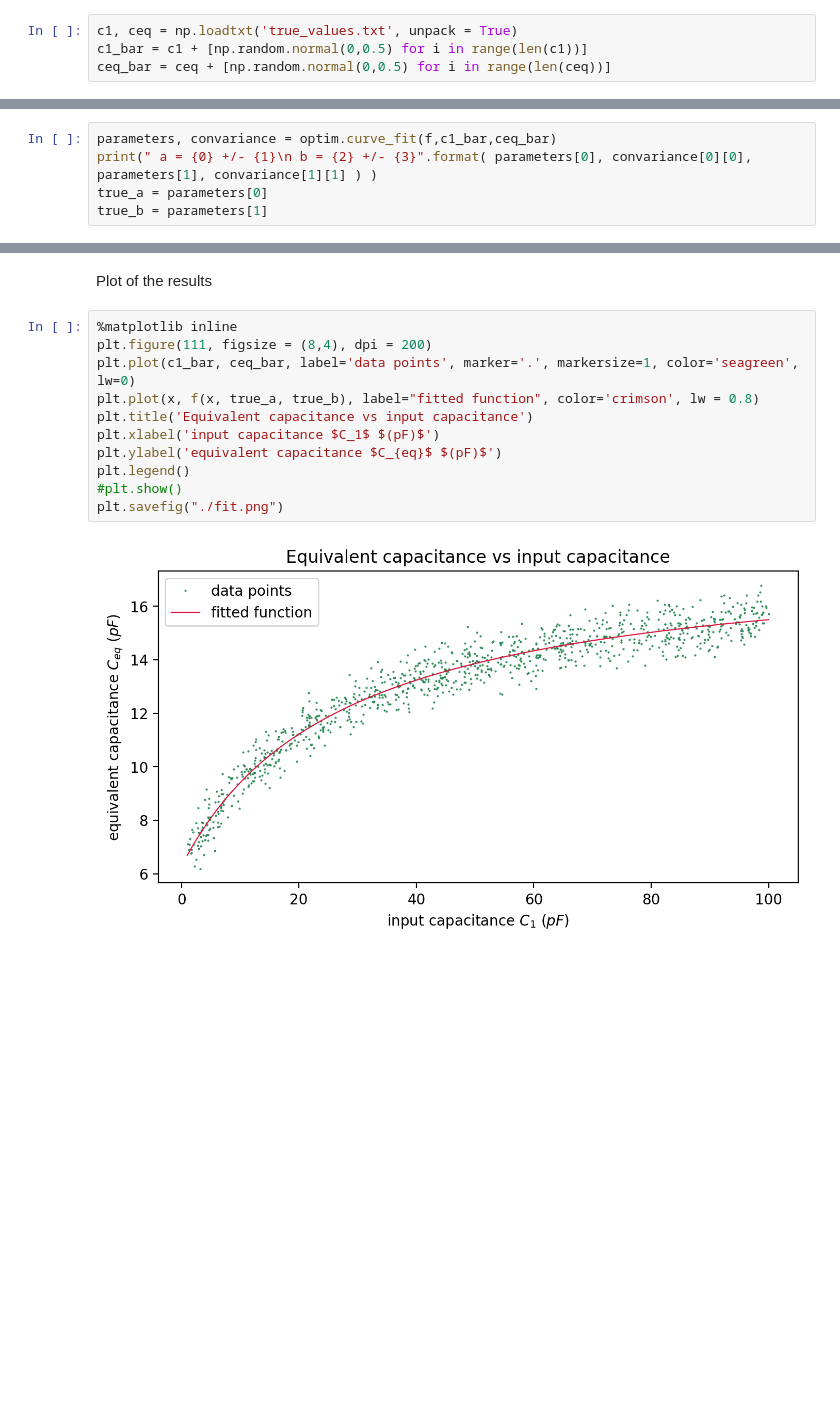
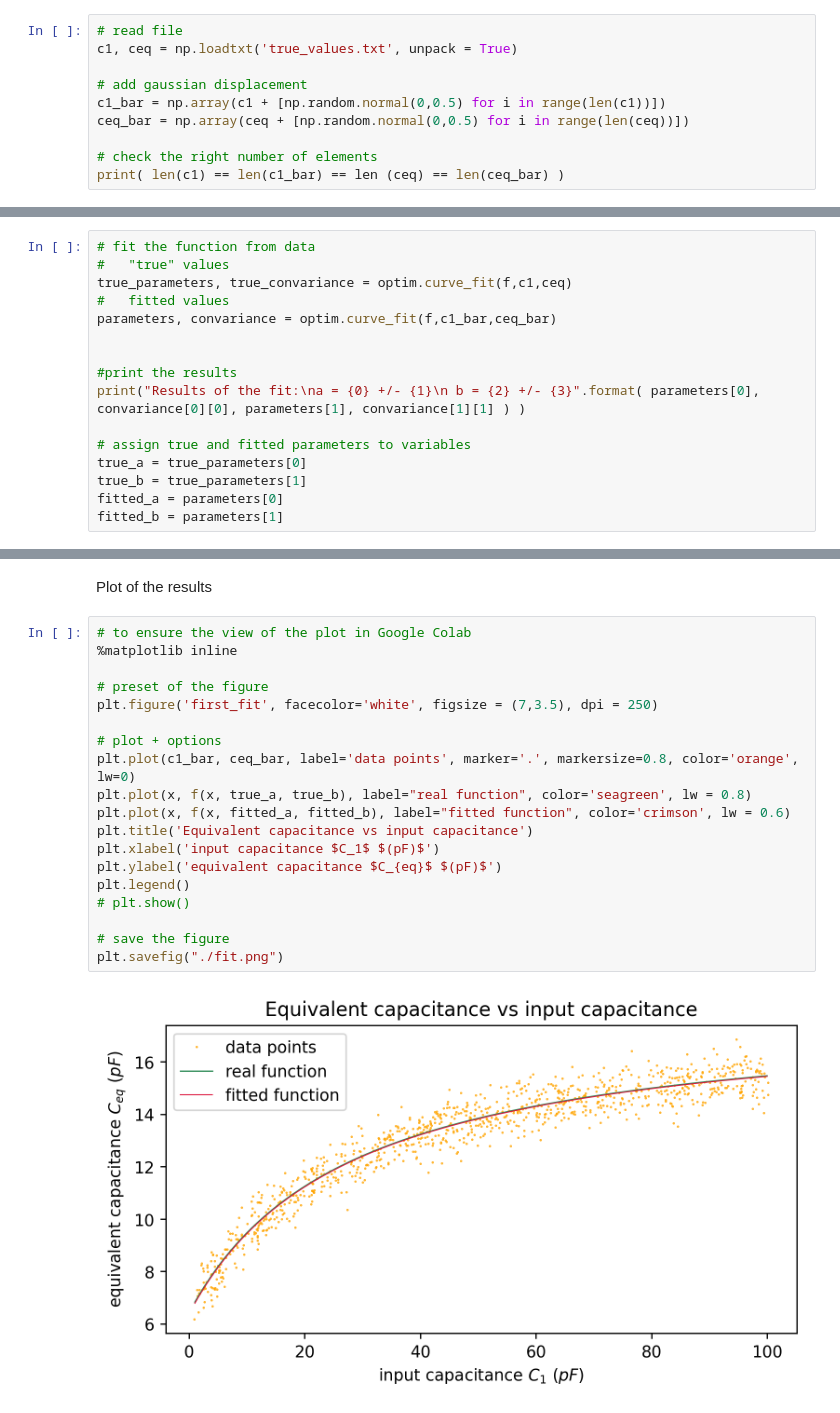
Before and after one commit to emanuelitoss/exams_cmp, a Jupyter notebook: capacitanceFit.ipynb, the cells around one changed output, grey strips where cells are left out. Cells and saved outputs as stored; diff of their text form; blank space fills up the shorter version.

```diff
--- a/capacitanceFit.ipynb
+++ b/capacitanceFit.ipynb
@@ -11,4 +12,10 @@ Read data from <true_values.txt> and add the gaussian displacement
 # %%
+# read file
 c1, ceq = np.loadtxt('true_values.txt', unpack = True)
-c1_bar = c1 + [np.random.normal(0,0.5) for i in range(len(c1))]
-ceq_bar = ceq + [np.random.normal(0,0.5) for i in range(len(ceq))]
+
+# add gaussian displacement
+c1_bar = np.array(c1 + [np.random.normal(0,0.5) for i in range(len(c1))])
+ceq_bar = np.array(ceq + [np.random.normal(0,0.5) for i in range(len(ceq))])
+
+# check the right number of elements
+print( len(c1) == len(c1_bar) == len (ceq) == len(ceq_bar) )
@@ -33,6 +52,17 @@ Fit of the data and print of the result
 # %%
+# fit the function from data
+#   "true" values
+true_parameters, true_convariance = optim.curve_fit(f,c1,ceq)
+#   fitted values
 parameters, convariance = optim.curve_fit(f,c1_bar,ceq_bar)
-print(" a = {0} +/- {1}\n b = {2} +/- {3}".format( parameters[0], convariance[0][0], parameters[1], convariance[1][1] ) )
-true_a = parameters[0]
-true_b = parameters[1]
+
+
+#print the results
+print("Results of the fit:\na = {0} +/- {1}\n b = {2} +/- {3}".format( parameters[0], convariance[0][0], parameters[1], convariance[1][1] ) )
+
+# assign true and fitted parameters to variables
+true_a = true_parameters[0]
+true_b = true_parameters[1]
+fitted_a = parameters[0]
+fitted_b = parameters[1]
 # %% [output]
@@ -41,16 +72,24 @@ true_b = parameters[1]
 # %% [markdown]
 Plot of the results
 # %%
+# to ensure the view of the plot in Google Colab
 %matplotlib inline
-plt.figure(111, figsize = (8,4), dpi = 200)
-plt.plot(c1_bar, ceq_bar, label='data points', marker='.', markersize=1, color='seagreen', lw=0)
-plt.plot(x, f(x, true_a, true_b), label="fitted function", color='crimson', lw = 0.8)
+
+# preset of the figure
+plt.figure('first_fit', facecolor='white', figsize = (7,3.5), dpi = 250)
+
+# plot + options
+plt.plot(c1_bar, ceq_bar, label='data points', marker='.', markersize=0.8, color='orange', lw=0)
+plt.plot(x, f(x, true_a, true_b), label="real function", color='seagreen', lw = 0.8)
+plt.plot(x, f(x, fitted_a, fitted_b), label="fitted function", color='crimson', lw = 0.6)
 plt.title('Equivalent capacitance vs input capacitance')
 plt.xlabel('input capacitance $C_1$ $(pF)$')
 plt.ylabel('equivalent capacitance $C_{eq}$ $(pF)$')
 plt.legend()
-#plt.show()
+# plt.show()
+
+# save the figure
 plt.savefig("./fit.png")
 # %% [output]
-[figure, old version]
+[figure, new version]
 # %% [markdown]
```
Also changed, not shown: parts of 23 cells of this notebook.
